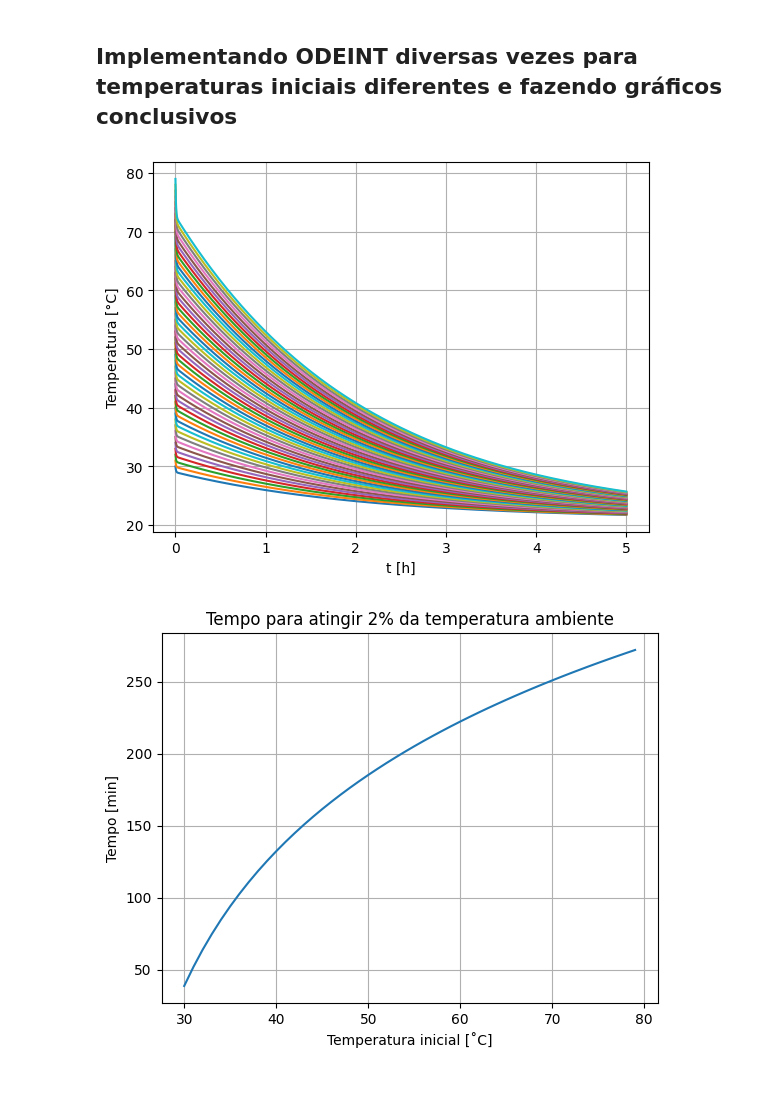
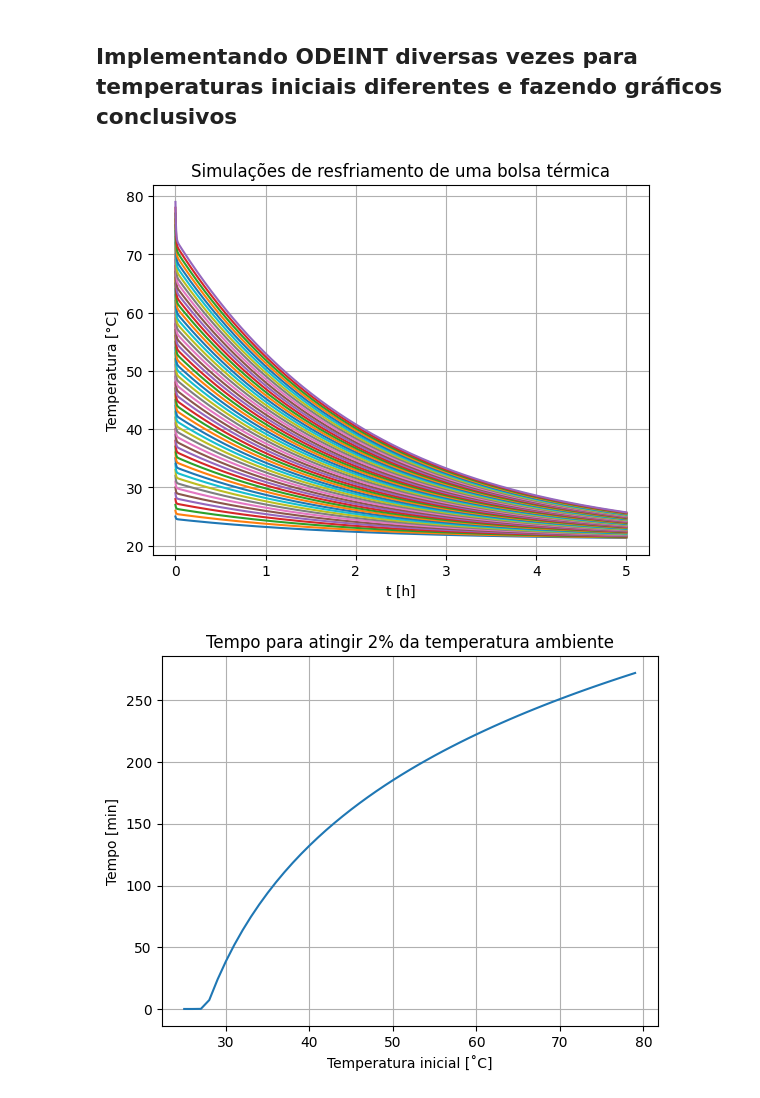
Before and after one commit to LuanaPLGuimaraes/Modelagens, a Jupyter notebook: P2/Modelagem P2.ipynb, the cells around one changed output. Saved outputs shown, nothing was run; the diff lists cells and outputs as text; code cells hidden in the pictures.

```diff
--- a/P2/Modelagem P2.ipynb
+++ b/P2/Modelagem P2.ipynb
@@ -12,7 +12,7 @@ import math
 # Variáveis globais
 
 # Bolsa
-d_b = 0.0025                        # Espessura da bolsa (m)
+d_b = 0.00252                        # Espessura da bolsa (m)
 k_bs = 0.15                         # Condutividade térmica da borracha (W/(m*K))
 k_bi = 0.15                         # Condutividade térmica da borracha (W/(m*K))
 A_b = 0.0897                        # Área da bolsa em contato com o líquido, a mesa e o ar (m²)
@@ -136,7 +137,7 @@ plt.show()
 # %% [markdown]
 ## Implementando ODEINT diversas vezes para temperaturas iniciais diferentes e fazendo gráficos conclusivos
 # %%
-temperaturas_iniciais = np.arange(30,80)
+temperaturas_iniciais = np.arange(25,80)
 lista_t = np.arange(0, 18000)
 
 
@@ -178,32 +179,33 @@ for i in range(len(temperaturas_iniciais)):
     sol = odeint(derivadas, T0, lista_t)
     temperaturas = sol[:, 2]
 
     plt.plot(lista_t/3600, temperaturas-273.15, label = 'T_liq = ' + str(temperaturas_iniciais[i]) + '˚C')
 
     for i in range(len(temperaturas)):
         if T_liq > T_amb:
             if temperaturas[i] < (T_amb * 1.02):
                 lista_res_T.append(temperaturas[i])
                 lista_res_t.append(lista_t[i]/60)
                 break
         else:
             if temperaturas[i] > (T_amb * 0.98):
                 lista_res_T.append(temperaturas[i])
                 lista_res_t.append(lista_t[i]/60)
                 break
 
 plt.xlabel('t [h]')
 plt.ylabel('Temperatura [°C]')
+plt.title('Simulações de resfriamento de uma bolsa térmica')
 #plt.legend()
 plt.grid()
 plt.show()
 
 plt.plot(temperaturas_iniciais, lista_res_t)
 plt.xlabel('Temperatura inicial [˚C]')
 plt.ylabel('Tempo [min]')
 plt.title('Tempo para atingir 2% da temperatura ambiente')
 plt.grid()
 plt.show()
 # %% [output]
-[figure, old version]
+[figure, new version]
-[figure, old version]
+[figure, new version]
```
Also changed, not shown: parts of 1 cell of this notebook.
